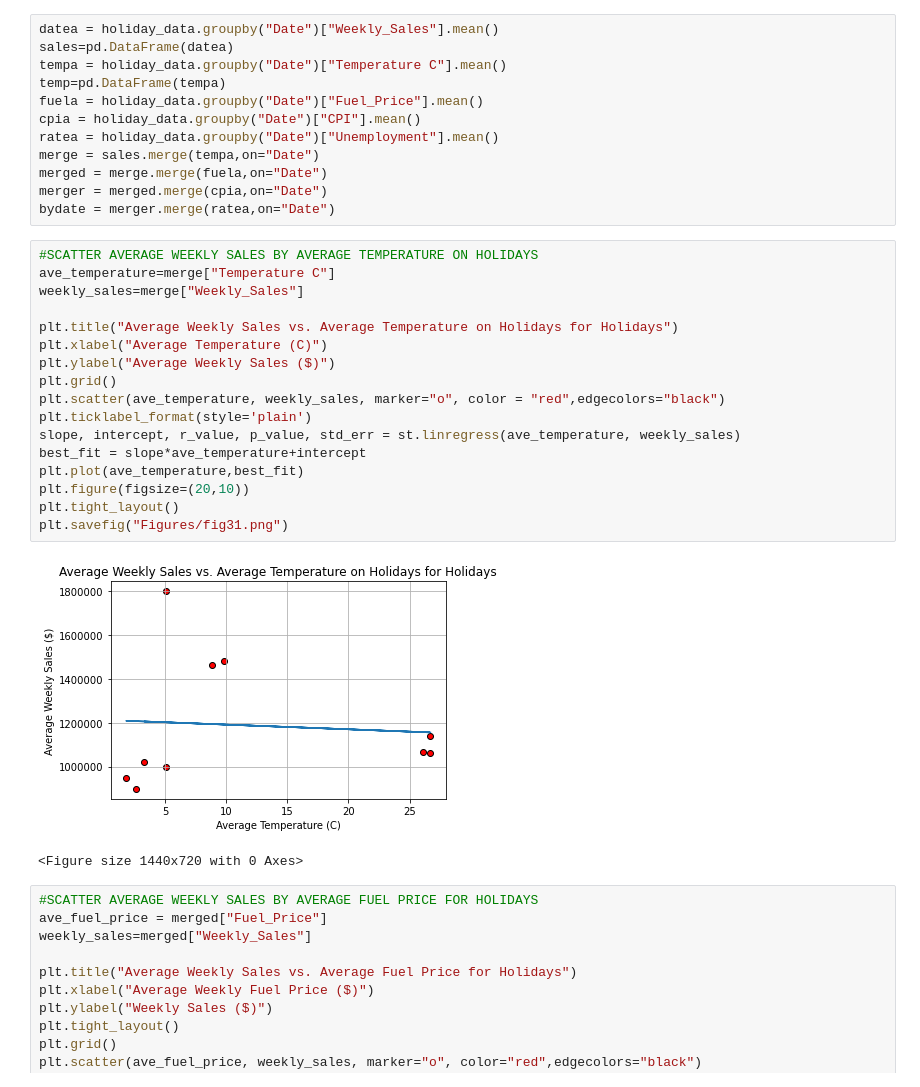
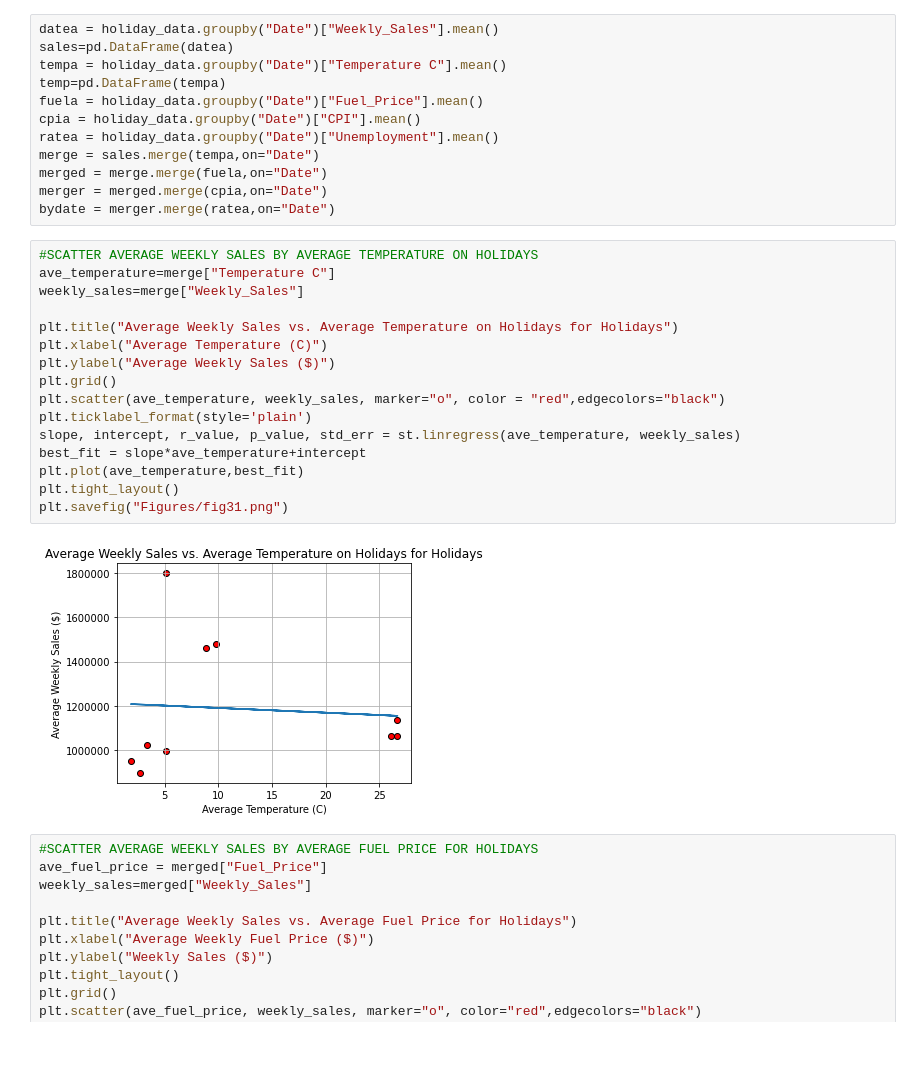
Before and after one commit to beckyydo/Project-1, a Jupyter notebook: fourthnotebook.ipynb, the cells around one changed output. Drawn from its saved outputs; the diff is of its cells as text; blank space fills up the shorter version.

```diff
--- a/fourthnotebook.ipynb
+++ b/fourthnotebook.ipynb
@@ -709,23 +707,21 @@ bydate = merger.merge(ratea,on="Date")
 # %%
 #SCATTER AVERAGE WEEKLY SALES BY AVERAGE TEMPERATURE ON HOLIDAYS
 ave_temperature=merge["Temperature C"]
 weekly_sales=merge["Weekly_Sales"]
 
 plt.title("Average Weekly Sales vs. Average Temperature on Holidays for Holidays")
 plt.xlabel("Average Temperature (C)")
 plt.ylabel("Average Weekly Sales ($)")
 plt.grid()
 plt.scatter(ave_temperature, weekly_sales, marker="o", color = "red",edgecolors="black")
 plt.ticklabel_format(style='plain')
 slope, intercept, r_value, p_value, std_err = st.linregress(ave_temperature, weekly_sales)
 best_fit = slope*ave_temperature+intercept
 plt.plot(ave_temperature,best_fit)
-plt.figure(figsize=(20,10))
 plt.tight_layout()
 plt.savefig("Figures/fig31.png")
 # %% [output]
-[figure, old version]
+[figure, new version]
-<Figure size 1440x720 with 0 Axes>
 # %%
 #SCATTER AVERAGE WEEKLY SALES BY AVERAGE FUEL PRICE FOR HOLIDAYS
 ave_fuel_price = merged["Fuel_Price"]
```
Also changed, not shown: parts of 3 cells of this notebook, 5 other files.
